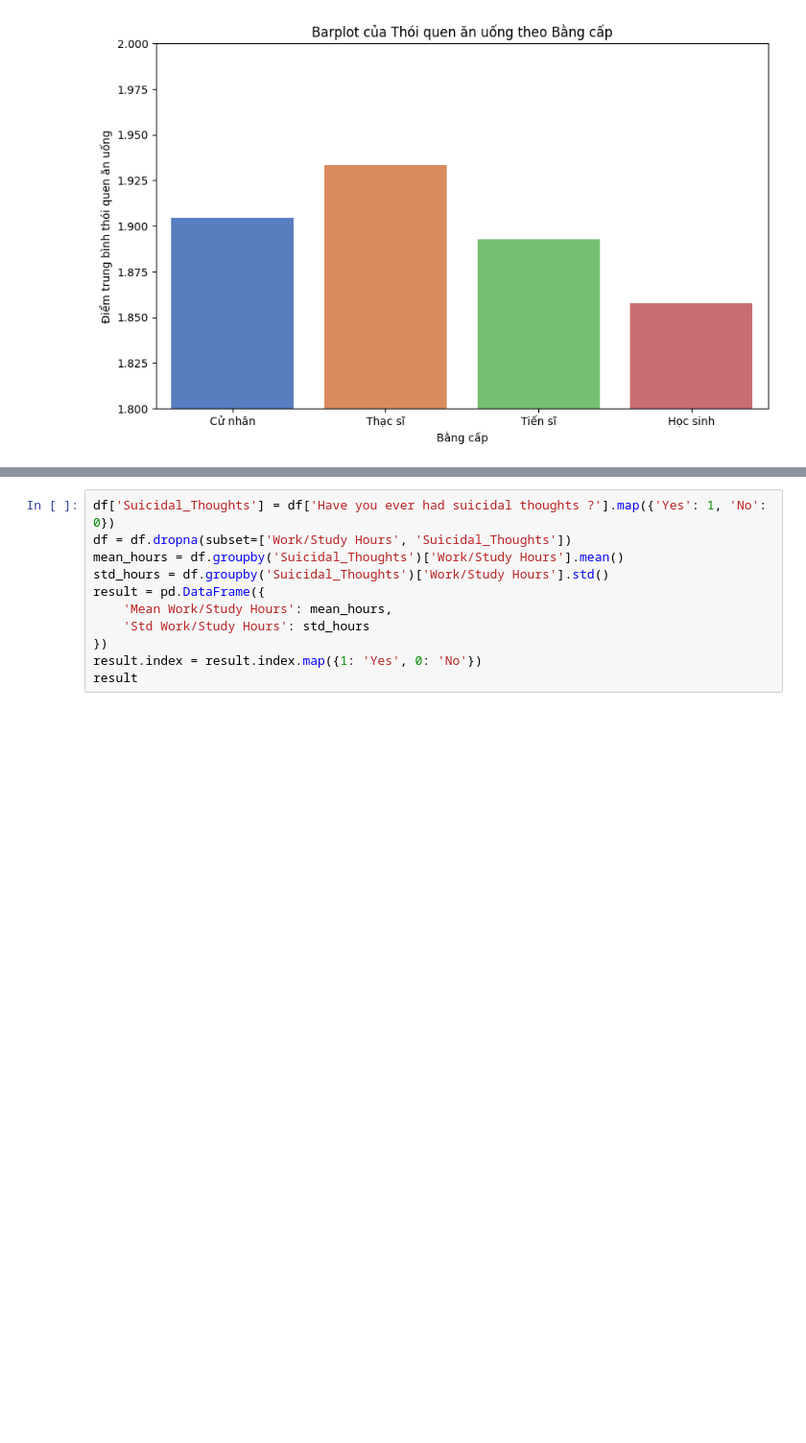
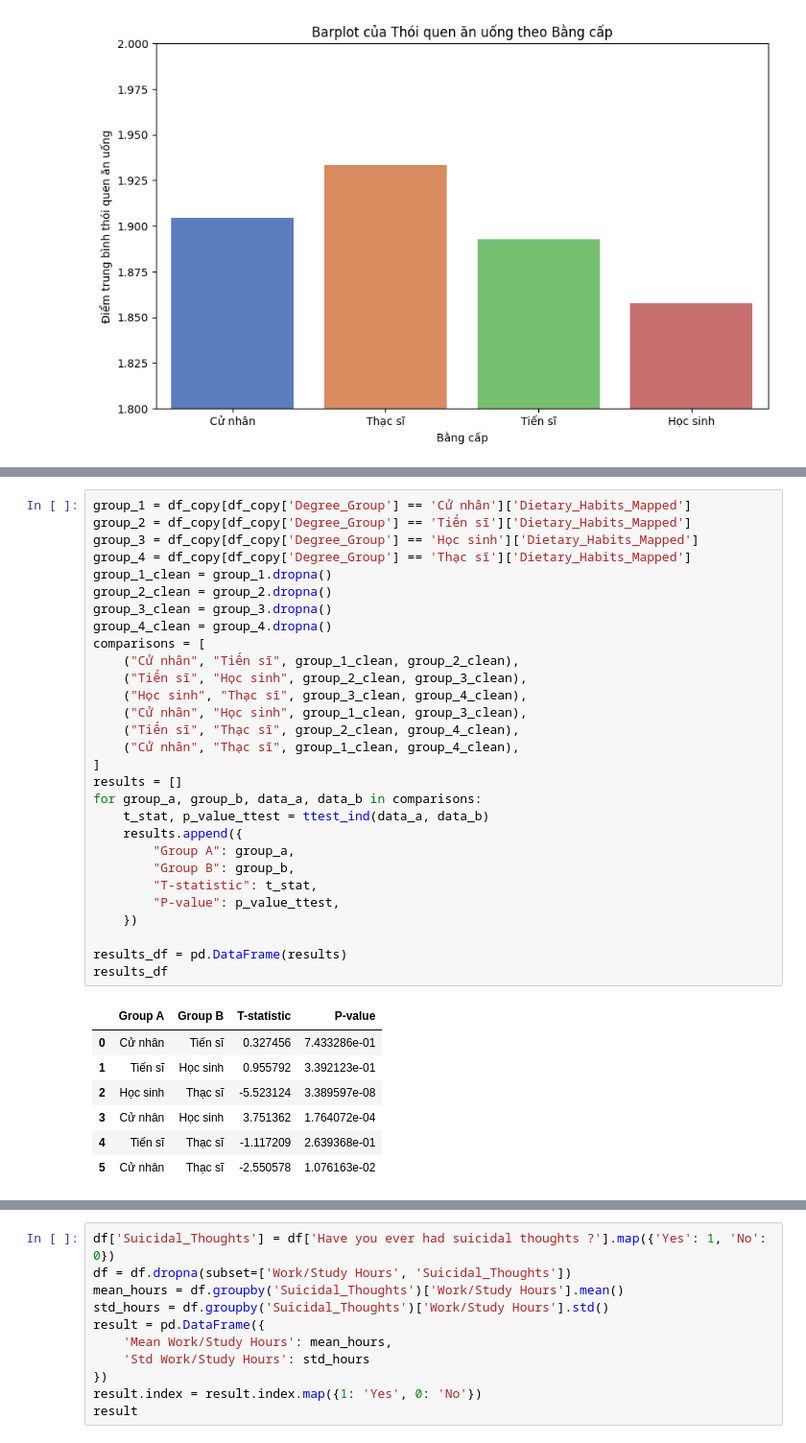
Before and after one commit to lhldanh/HCMUS_-CSC17104_Final_Project, a Jupyter notebook: main.ipynb, the cells around one changed output, grey strips where cells are left out. Shown at 96% size. Cells and saved outputs as stored; diff of their text form; blank space fills up the shorter version.

```diff
--- a/main.ipynb
+++ b/main.ipynb
@@ -545,3 +478,40 @@ P-value: 0.010761628956222354
+# %%
+group_1 = df_copy[df_copy['Degree_Group'] == 'Cử nhân']['Dietary_Habits_Mapped']
+group_2 = df_copy[df_copy['Degree_Group'] == 'Tiến sĩ']['Dietary_Habits_Mapped']
+group_3 = df_copy[df_copy['Degree_Group'] == 'Học sinh']['Dietary_Habits_Mapped']
+group_4 = df_copy[df_copy['Degree_Group'] == 'Thạc sĩ']['Dietary_Habits_Mapped']
+group_1_clean = group_1.dropna()
+group_2_clean = group_2.dropna()
+group_3_clean = group_3.dropna()
+group_4_clean = group_4.dropna()
+comparisons = [
+    ("Cử nhân", "Tiến sĩ", group_1_clean, group_2_clean),
+    ("Tiến sĩ", "Học sinh", group_2_clean, group_3_clean),
+    ("Học sinh", "Thạc sĩ", group_3_clean, group_4_clean),
+    ("Cử nhân", "Học sinh", group_1_clean, group_3_clean),
+    ("Tiến sĩ", "Thạc sĩ", group_2_clean, group_4_clean),
+    ("Cử nhân", "Thạc sĩ", group_1_clean, group_4_clean),
+]
+results = []
+for group_a, group_b, data_a, data_b in comparisons:
+    t_stat, p_value_ttest = ttest_ind(data_a, data_b)
+    results.append({
+        "Group A": group_a,
+        "Group B": group_b,
+        "T-statistic": t_stat,
+        "P-value": p_value_ttest,
+    })
+
+results_df = pd.DataFrame(results)
+results_df
+# %% [output]
+|  | Group A | Group B | T-statistic | P-value |
+| 0 | Cử nhân | Tiến sĩ | 0.327456 | 7.433286e-01 |
+| 1 | Tiến sĩ | Học sinh | 0.955792 | 3.392123e-01 |
+| 2 | Học sinh | Thạc sĩ | -5.523124 | 3.389597e-08 |
+| 3 | Cử nhân | Học sinh | 3.751362 | 1.764072e-04 |
+| 4 | Tiến sĩ | Thạc sĩ | -1.117209 | 2.639368e-01 |
+| 5 | Cử nhân | Thạc sĩ | -2.550578 | 1.076163e-02 |
 # %% [markdown]
 ### Kết quả phân tích so sánh nhóm
 
```
Also changed, not shown: parts of 31 cells of this notebook.
